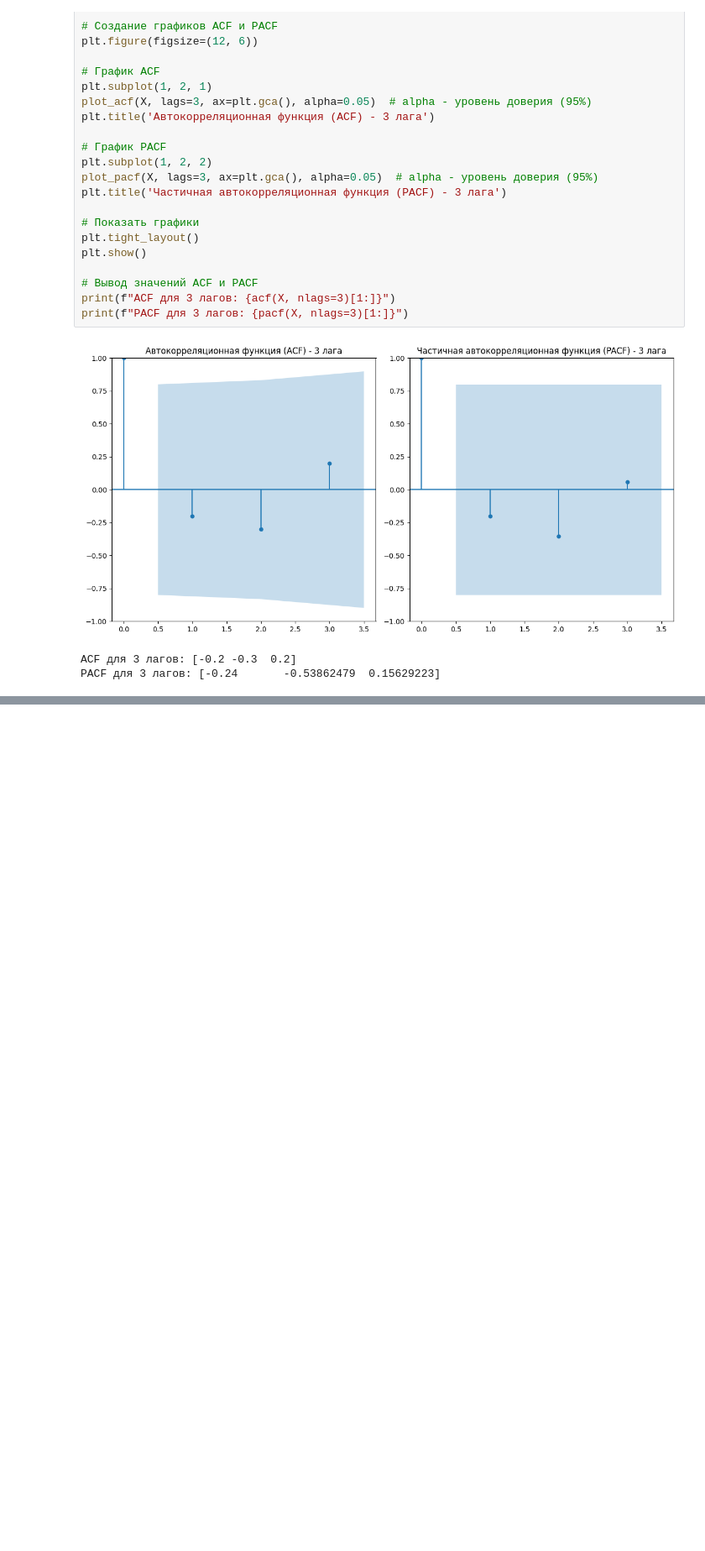
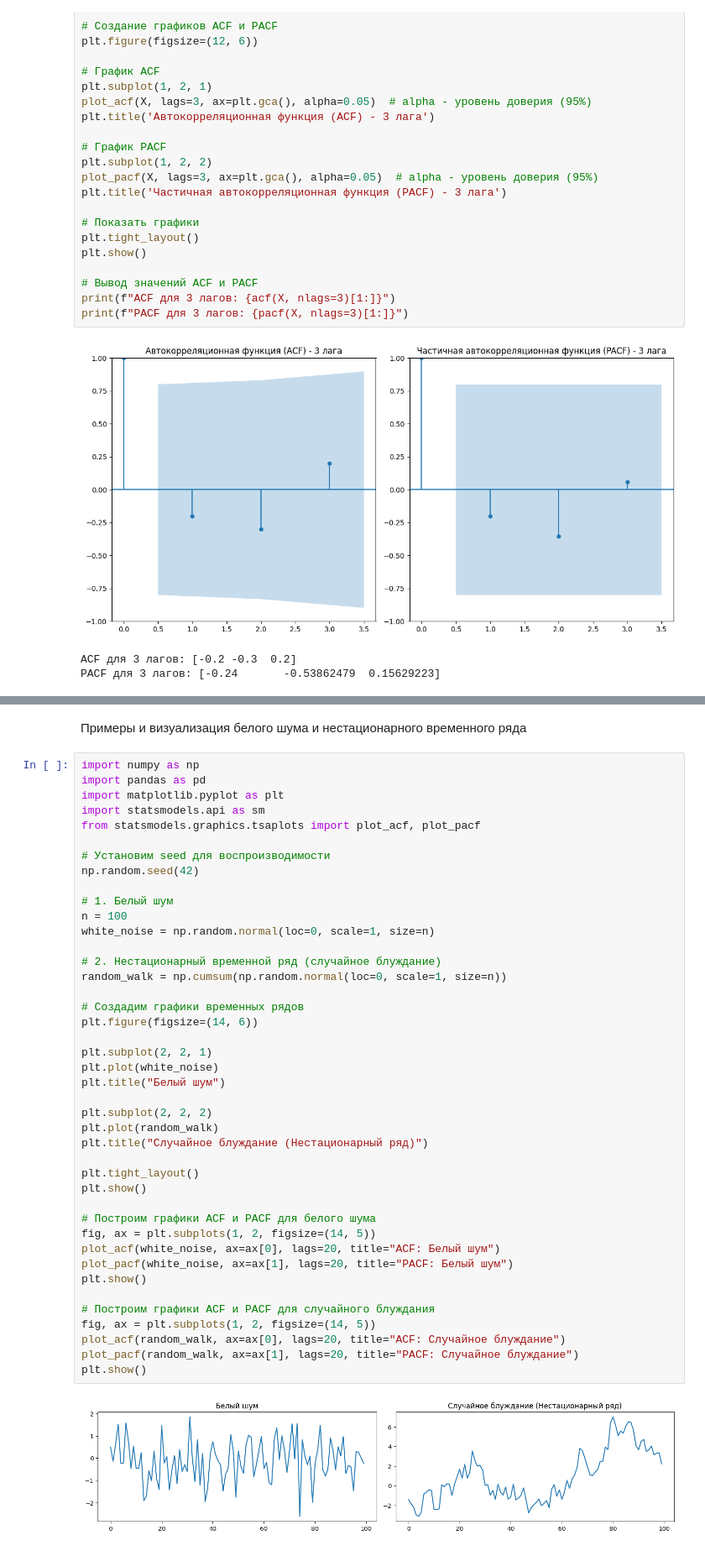
Before and after one commit to CodeHunterOfficial/TimeSeriesForecast_2024-2025, a Jupyter notebook: Тема 1. Введение в анализ временных рядов/1_3_Автокорреляционная_и_Частичная_Автокорреляционная_Функции.ipynb, the cells around one changed output, grey strips where cells are left out. Shown at 84% size. Drawn from its saved outputs; the diff is of its cells as text; blank space fills up the shorter version.

```diff
--- a/Тема 1. Введение в анализ временных рядов/1_3_Автокорреляционная_и_Частичная_Автокорреляционная_Функции.ipynb
+++ b/Тема 1. Введение в анализ временных рядов/1_3_Автокорреляционная_и_Частичная_Автокорреляционная_Функции.ipynb
@@ -514,0 +613,46 @@ PACF для 3 лагов: [-0.24       -0.53862479  0.15629223]
+# %% [markdown]
+Примеры и визуализация белого шума и нестационарного временного ряда
+# %%
+import numpy as np
+import pandas as pd
+import matplotlib.pyplot as plt
+import statsmodels.api as sm
+from statsmodels.graphics.tsaplots import plot_acf, plot_pacf
+
+# Установим seed для воспроизводимости
+np.random.seed(42)
+
+# 1. Белый шум
+n = 100
+white_noise = np.random.normal(loc=0, scale=1, size=n)
+
+# 2. Нестационарный временной ряд (случайное блуждание)
+random_walk = np.cumsum(np.random.normal(loc=0, scale=1, size=n))
+
+# Создадим графики временных рядов
+plt.figure(figsize=(14, 6))
+
+plt.subplot(2, 2, 1)
+plt.plot(white_noise)
+plt.title("Белый шум")
+
+plt.subplot(2, 2, 2)
+plt.plot(random_walk)
+plt.title("Случайное блуждание (Нестационарный ряд)")
+
+plt.tight_layout()
+plt.show()
+
+# Построим графики ACF и PACF для белого шума
+fig, ax = plt.subplots(1, 2, figsize=(14, 5))
+plot_acf(white_noise, ax=ax[0], lags=20, title="ACF: Белый шум")
+plot_pacf(white_noise, ax=ax[1], lags=20, title="PACF: Белый шум")
+plt.show()
+
+# Построим графики ACF и PACF для случайного блуждания
+fig, ax = plt.subplots(1, 2, figsize=(14, 5))
+plot_acf(random_walk, ax=ax[0], lags=20, title="ACF: Случайное блуждание")
+plot_pacf(random_walk, ax=ax[1], lags=20, title="PACF: Случайное блуждание")
+plt.show()
+# %% [output]
+[figure, added]
```
Also changed, not shown: parts of 2 cells of this notebook.
